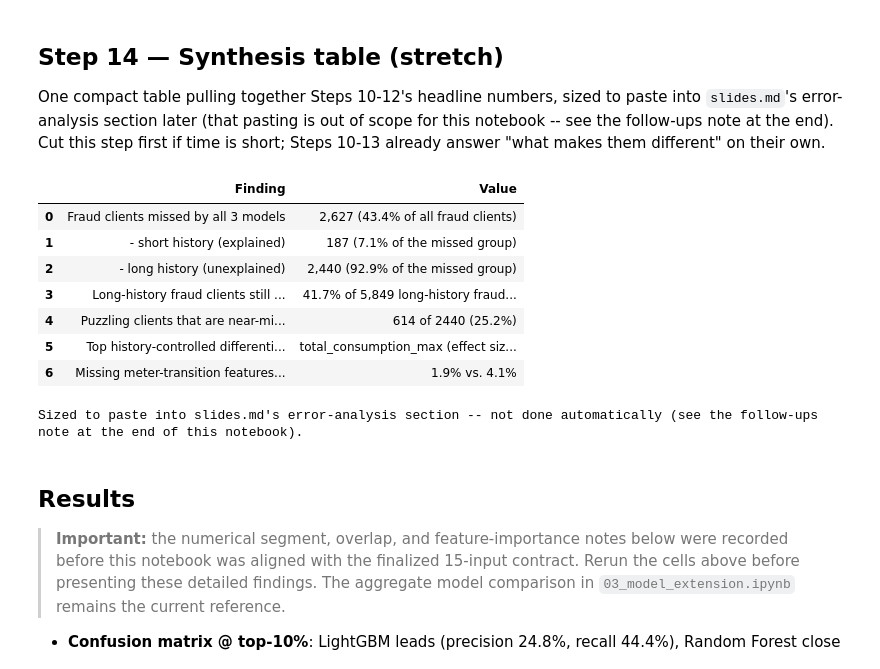
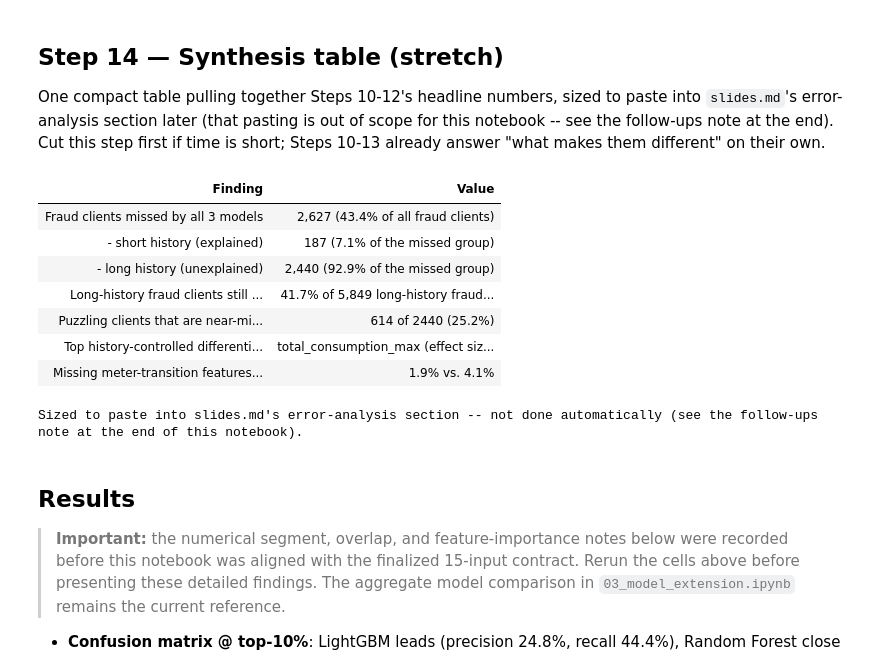
Before and after one commit to roy-nfisch/ds-fraud-in-electricity-and-gas, a Jupyter notebook: 04_error_analysis.ipynb, the cells around one changed output. Saved outputs shown, nothing was run; the diff lists cells and outputs as text; code cells hidden in the pictures.

```diff
--- a/04_error_analysis.ipynb
+++ b/04_error_analysis.ipynb
@@ -969,39 +969,50 @@ answer "what makes them different" on their own.
 # %%
 total_fraud_clients = len(fraud_positions)
 
 synthesis_rows = [
     ("Fraud clients missed by all 3 models",
      f"{len(missed_by_all):,} ({len(missed_by_all) / total_fraud_clients:.1%} of all fraud clients)"),
     ("  - short history (explained)",
      f"{missed_split.get('short history (explained)', 0):,} "
      f"({missed_split_pct.get('short history (explained)', 0)}% of the missed group)"),
     ("  - long history (unexplained)",
      f"{missed_split.get('long history (unexplained)', 0):,} "
      f"({missed_split_pct.get('long history (unexplained)', 0)}% of the missed group)"),
     ("Long-history fraud clients still missed by every model",
      f"{long_history_missed_rate:.1%} of {len(long_history_fraud):,} long-history fraud clients"),
     ("Puzzling clients that are near-misses (expanded top-15% budget)",
      f"{int(near_miss_any.sum())} of {len(puzzling_missed)} ({near_miss_any.mean():.1%})"),
     ("Top history-controlled differentiator (unused feature)",
      f"{controlled_result.index[0]} (effect size {controlled_result['effect_size'].iloc[0]:.2f})"),
     ("Missing meter-transition features: missed-by-all-3 vs. non-fraud baseline",
      f"{missing_by_agreement.get('missed by all 3', float('nan')):.1%} vs. {non_fraud_missing_rate:.1%}"),
 ]
 synthesis_table = pd.DataFrame(synthesis_rows, columns=["Finding", "Value"])
-display(synthesis_table)
+
+# Plain display() truncates long strings at display.max_colwidth (default 50 chars) and adds a
+# noisy numeric index -- .style renders the full text untruncated, left-aligned, index hidden.
+display(
+    synthesis_table.style
+    .hide(axis="index")
+    .set_properties(**{"text-align": "left"})
+    .set_table_styles([
+        {"selector": "th", "props": [("text-align", "left")]},
+        {"selector": "td, th", "props": [("padding", "6px 14px")]},
+    ])
+)
 print(
     "\nSized to paste into slides.md's error-analysis section -- not done automatically "
     "(see the follow-ups note at the end of this notebook)."
 )
 # %% [output]
-|  | Finding | Value |
-| 0 | Fraud clients missed by all 3 models | 2,627 (43.4% of all fraud clients) |
-| 1 | - short history (explained) | 187 (7.1% of the missed group) |
-| 2 | - long history (unexplained) | 2,440 (92.9% of the missed group) |
-| 3 | Long-history fraud clients still ... | 41.7% of 5,849 long-history fraud... |
-| 4 | Puzzling clients that are near-mi... | 614 of 2440 (25.2%) |
-| 5 | Top history-controlled differenti... | total_consumption_max (effect siz... |
-| 6 | Missing meter-transition features... | 1.9% vs. 4.1% |
+| Finding | Value |
+| Fraud clients missed by all 3 models | 2,627 (43.4% of all fraud clients) |
+| - short history (explained) | 187 (7.1% of the missed group) |
+| - long history (unexplained) | 2,440 (92.9% of the missed group) |
+| Long-history fraud clients still ... | 41.7% of 5,849 long-history fraud... |
+| Puzzling clients that are near-mi... | 614 of 2440 (25.2%) |
+| Top history-controlled differenti... | total_consumption_max (effect siz... |
+| Missing meter-transition features... | 1.9% vs. 4.1% |
 Sized to paste into slides.md's error-analysis section -- not done automatically (see the follow-ups note at the end of this notebook).
 # %% [markdown]
 ## Results
```
